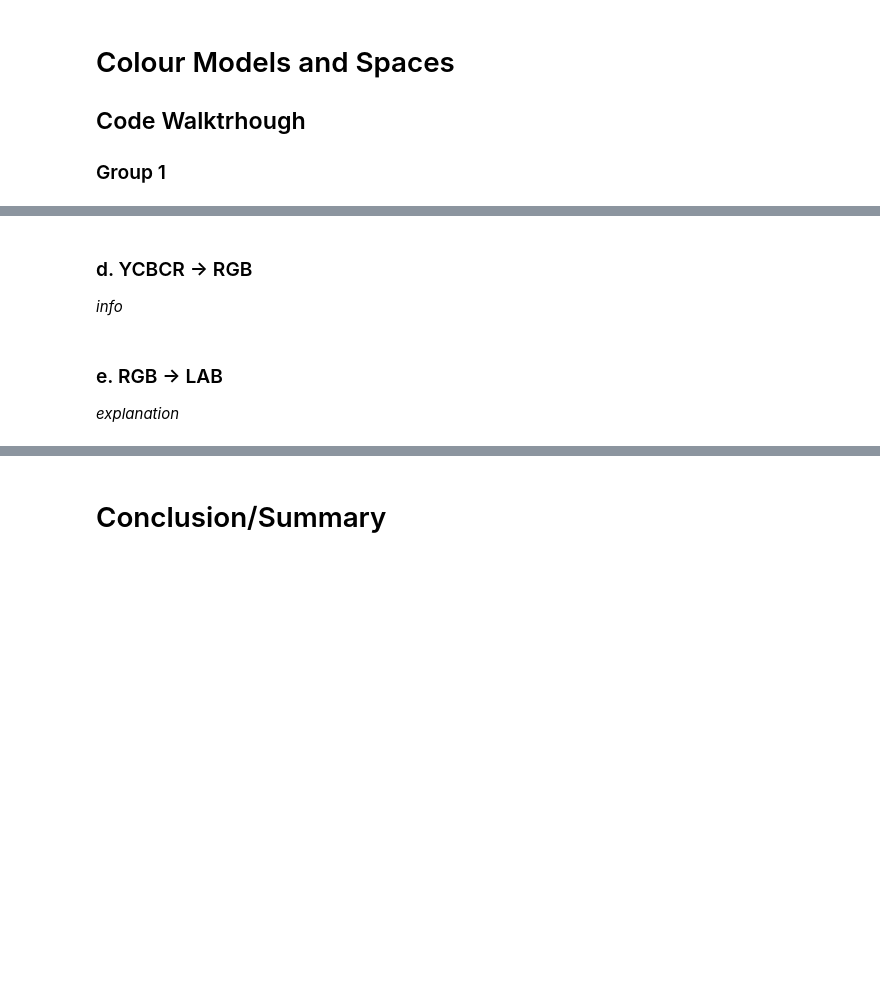
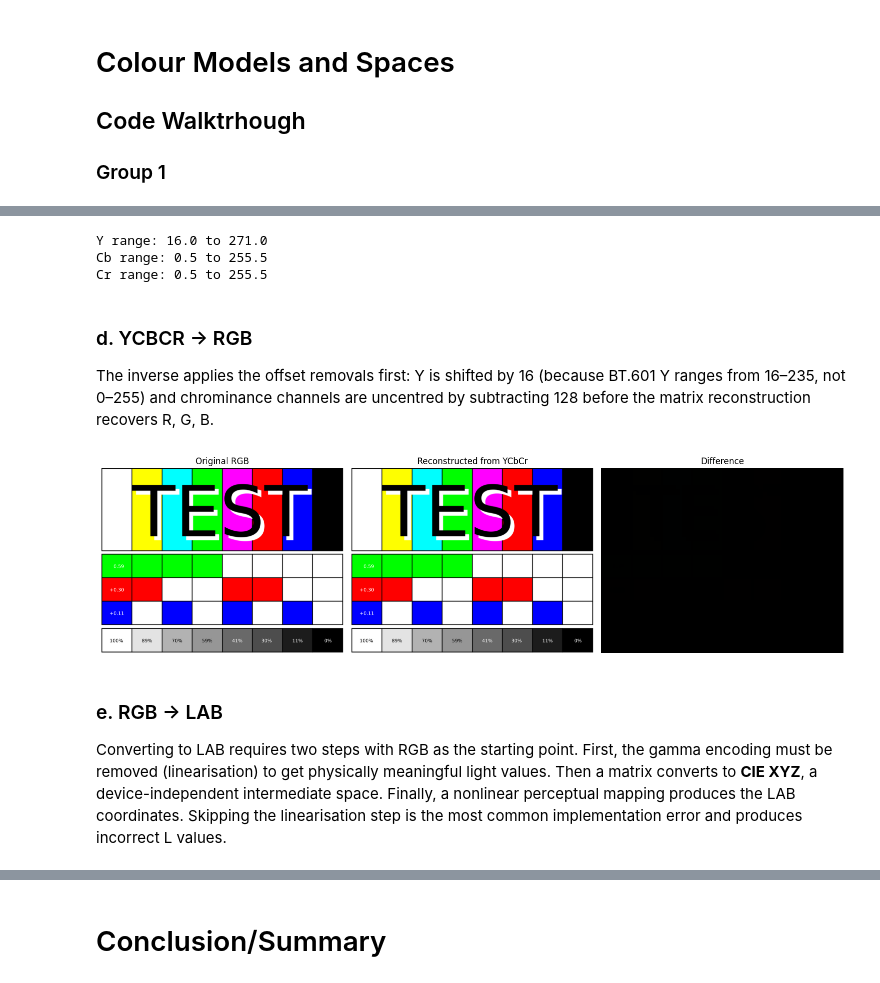
Before and after one commit to romeybajada/cv_colour_models, a Jupyter notebook: walkthrough.ipynb, the cells around one changed output, grey strips where cells are left out. Saved outputs shown, nothing was run; the diff lists cells and outputs as text; code cells hidden in the pictures; blank space fills up the shorter version.

Commit message:
look at the large ATTENTION :)

```diff
--- a/walkthrough.ipynb
+++ b/walkthrough.ipynb
@@ -65,9 +236,63 @@ possible content:
 # %%
-# implementation
+def rgb_to_ycbcr_manual(img_rgb_uint8):
+    # Convert to float for calculation
+    img = img_rgb_uint8.astype(np.float32)
+    R, G, B = img[:,:,0], img[:,:,1], img[:,:,2]
+
+    # Compute Y, Cb, Cr using the standard formula for ITU-R BT.601
+    Y  =  0.299  * R + 0.587  * G + 0.114  * B + 16
+    Cb = -0.1687 * R - 0.3313 * G + 0.5000 * B + 128
+    Cr =  0.5000 * R - 0.4187 * G - 0.0813 * B + 128
+
+    # Stack back into an image
+    return np.stack([Y, Cb, Cr], axis=2)
+
+ycbcr_manual = rgb_to_ycbcr_manual(img_rgb)
+
+# Display YCbCr channels
+Y_ch  = ycbcr_manual[:,:,0]
+Cb_ch = ycbcr_manual[:,:,1]
+Cr_ch = ycbcr_manual[:,:,2]
+
+# Note: Y alone should look like a greyscale version of the image
+print("Y range:", Y_ch.min(), "to", Y_ch.max())
+print("Cb range:", Cb_ch.min(), "to", Cb_ch.max())
+print("Cr range:", Cr_ch.min(), "to", Cr_ch.max())
+# %% [output]
+Y range: 16.0 to 271.0
+Cb range: 0.5 to 255.5
+Cr range: 0.5 to 255.5
 # %% [markdown]
 ### d. YCBCR -> RGB
-*info*
+The inverse applies the offset removals first: Y is shifted by 16 (because BT.601 Y ranges from 16–235, not 0–255) and chrominance channels are uncentred by subtracting 128 before the matrix reconstruction recovers R, G, B.
+# %%
+def ycbcr_to_rgb_manual(ycbcr):
+    # Extract Y, Cb, Cr channels
+    Y  = ycbcr[:,:,0]
+    Cb = ycbcr[:,:,1]
+    Cr = ycbcr[:,:,2]
+
+    # Compute R, G, B using the inverse of the YCbCr formula
+    R = 1.000 * (Y - 16) + 1.402 * (Cr - 128)
+    G = 1.000 * (Y - 16) - 0.344 * (Cb - 128) - 0.714 * (Cr - 128)
+    B = 1.000 * (Y - 16) + 1.772 * (Cb - 128)
+
+    # Clip values to [0,255] and convert to uint8
+    img_out = np.clip(np.stack([R, G, B], axis=2), 0, 255).astype(np.uint8)
+    return img_out
+
+img_reconstructed_ycbcr = ycbcr_to_rgb_manual(ycbcr_manual)
+
+show_images(
+    [img_rgb,
+     img_reconstructed_ycbcr,
+     np.abs(img_rgb.astype(np.float32) - img_reconstructed_ycbcr.astype(np.float32)).astype(np.uint8)],
+    ['Original RGB', 'Reconstructed from YCbCr', 'Difference'],
+    cmap_list=[None, None, 'hot']
+)
+# %% [output]
+[figure, added]
 # %% [markdown]
 ### e. RGB -> LAB
-*explanation*
+Converting to LAB requires two steps with RGB as the starting point. First, the gamma encoding must be removed (linearisation) to get physically meaningful light values. Then a matrix converts to **CIE XYZ**, a device-independent intermediate space. Finally, a nonlinear perceptual mapping produces the LAB coordinates. Skipping the linearisation step is the most common implementation error and produces incorrect L values.
 # %%
```
Also changed, not shown: parts of 36 cells of this notebook.
